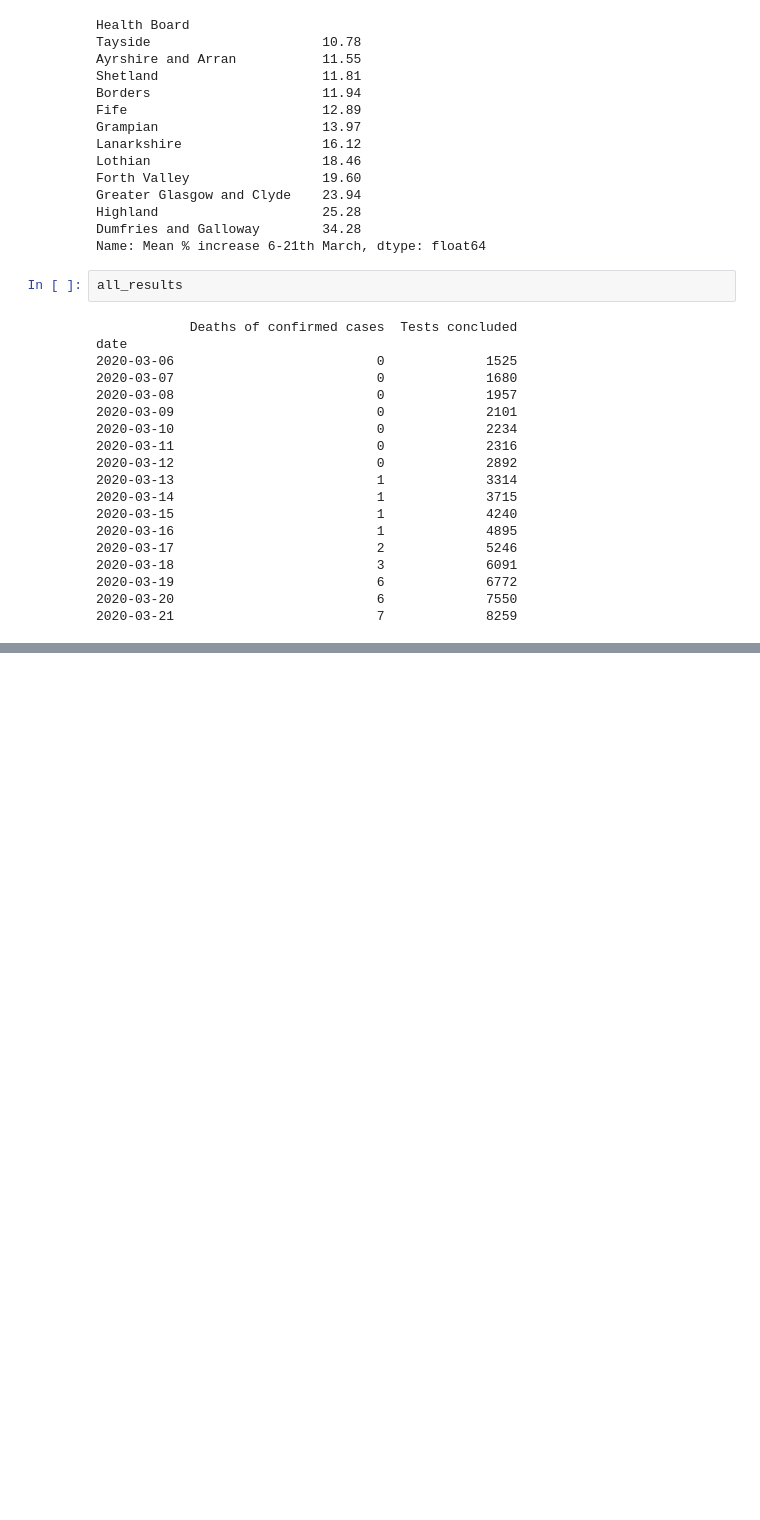
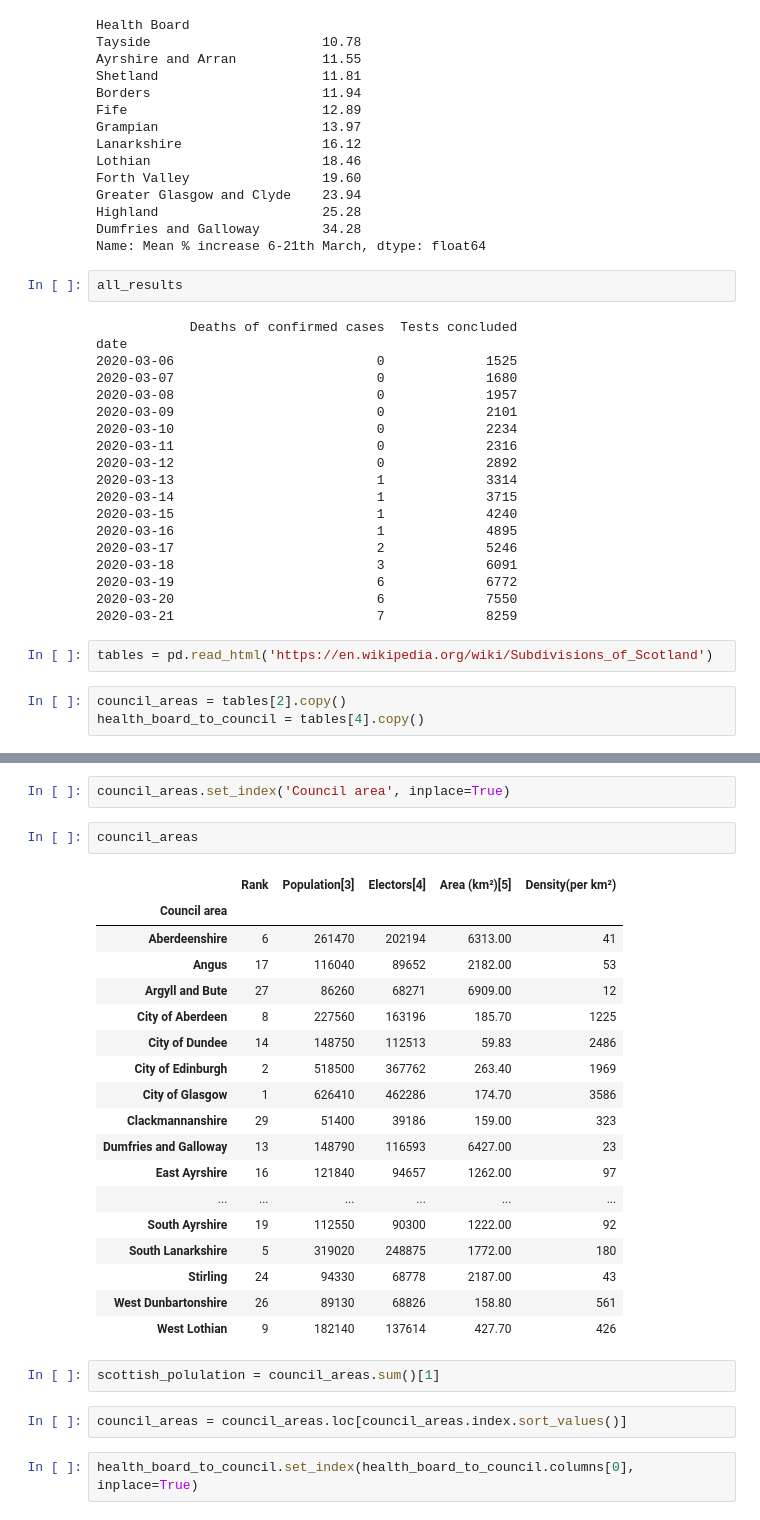
Before and after one commit to seumasmorrison/Scotland_COVID-19, a Jupyter notebook: Scotland_COVID-19.ipynb, the cells around one changed output, grey strips where cells are left out. Saved outputs shown, nothing was run; the diff lists cells and outputs as text; blank space fills up the shorter version.

Commit message:
health board population calculations

```diff
--- a/Scotland_COVID-19.ipynb
+++ b/Scotland_COVID-19.ipynb
@@ -449,3 +449,8 @@ date
 2020-03-19                          6             6772
 2020-03-20                          6             7550
 2020-03-21                          7             8259
+# %%
+tables = pd.read_html('https://en.wikipedia.org/wiki/Subdivisions_of_Scotland')
+# %%
+council_areas = tables[2].copy()
+health_board_to_council = tables[4].copy()
@@ -451,0 +480,29 @@ date
+# %%
+council_areas.set_index('Council area', inplace=True)
+# %%
+council_areas
+# %% [output]
+|  | Rank | Population[3] | Electors[4] | Area (km²)[5] | Density(per km²) |
+| Council area |  |  |  |  |  |
+| Aberdeenshire | 6 | 261470 | 202194 | 6313.00 | 41 |
+| Angus | 17 | 116040 | 89652 | 2182.00 | 53 |
+| Argyll and Bute | 27 | 86260 | 68271 | 6909.00 | 12 |
+| City of Aberdeen | 8 | 227560 | 163196 | 185.70 | 1225 |
+| City of Dundee | 14 | 148750 | 112513 | 59.83 | 2486 |
+| City of Edinburgh | 2 | 518500 | 367762 | 263.40 | 1969 |
+| City of Glasgow | 1 | 626410 | 462286 | 174.70 | 3586 |
+| Clackmannanshire | 29 | 51400 | 39186 | 159.00 | 323 |
+| Dumfries and Galloway | 13 | 148790 | 116593 | 6427.00 | 23 |
+| East Ayrshire | 16 | 121840 | 94657 | 1262.00 | 97 |
+| ... | ... | ... | ... | ... | ... |
+| South Ayrshire | 19 | 112550 | 90300 | 1222.00 | 92 |
+| South Lanarkshire | 5 | 319020 | 248875 | 1772.00 | 180 |
+| Stirling | 24 | 94330 | 68778 | 2187.00 | 43 |
+| West Dunbartonshire | 26 | 89130 | 68826 | 158.80 | 561 |
+| West Lothian | 9 | 182140 | 137614 | 427.70 | 426 |
+# %%
+scottish_polulation = council_areas.sum()[1]
+# %%
+council_areas = council_areas.loc[council_areas.index.sort_values()]
+# %%
+health_board_to_council.set_index(health_board_to_council.columns[0], inplace=True)
```
Also changed, not shown: parts of 21 cells of this notebook.
